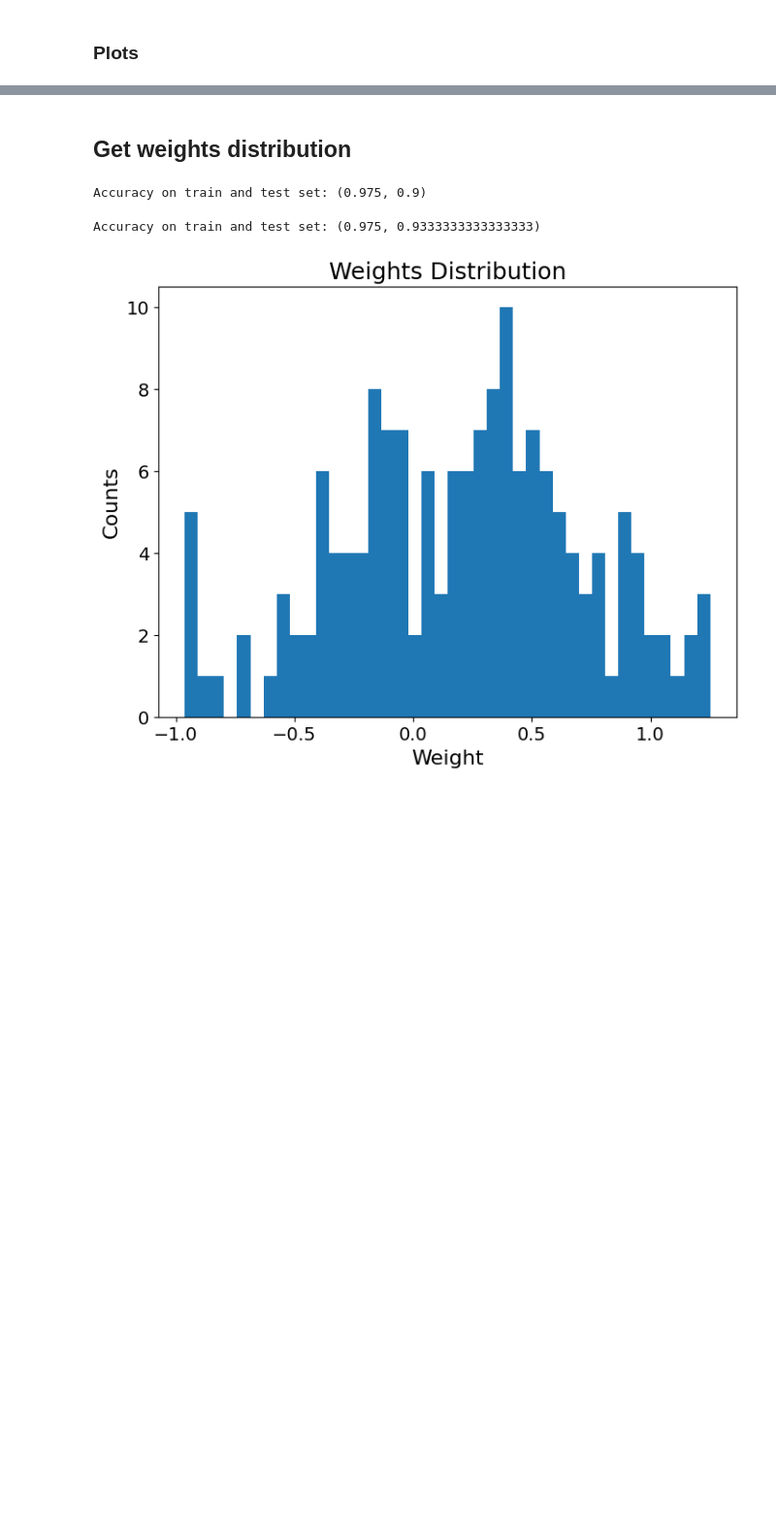
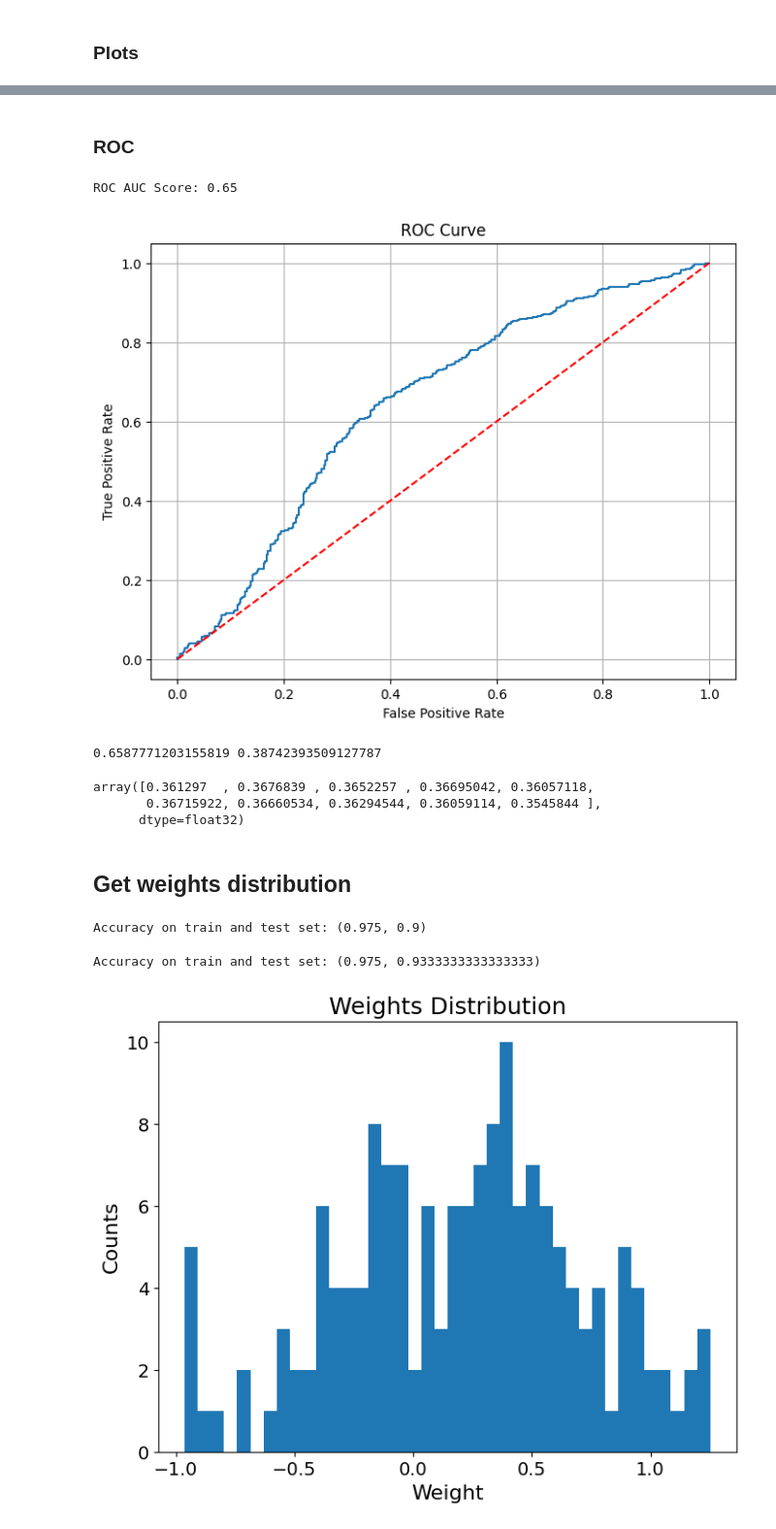
Before and after one commit to c0pp1/TTN4HEP, a Jupyter notebook: TTN/myttnlibrary.ipynb, the cells around one changed output, grey strips where cells are left out. Shown at 97% size. Saved outputs shown, nothing was run; the diff lists cells and outputs as text; code cells hidden in the pictures; blank space fills up the shorter version.

```diff
--- a/TTN/myttnlibrary.ipynb
+++ b/TTN/myttnlibrary.ipynb
@@ -327,6 +328,35 @@ train_out = get_output(model, DEVICE, train_dl, DTYPE)
 test_out = get_output(model, DEVICE, test_dl, DTYPE)
 np.save(f'models/train_out_{now.strftime("%Y%m%d-%H%M%S")}.npy', train_out)
 np.save(f'models/test_out_{now.strftime("%Y%m%d-%H%M%S")}.npy', test_out)
+# %% [markdown]
+### ROC
+# %%
+y_true = torch.cat([y for _, y in test_dl], dim=0).numpy()
+
+fpr, tpr, thresholds = roc_curve(y_true, test_pred)
+
+fig, ax = plt.subplots(1, 1, figsize=(8, 6))
+ax.plot(fpr, tpr)
+ax.plot([0, 1], [0, 1], 'r--')
+ax.set_xlabel('False Positive Rate')
+ax.set_ylabel('True Positive Rate')
+ax.set_title('ROC Curve')
+ax.grid()
+fig.savefig(f'models/roc_curve_{now.strftime("%Y%m%d-%H%M%S")}.png')
+
+print('ROC AUC Score:', round(roc_auc_score(y_true, test_pred), 2))
+# %% [output]
+ROC AUC Score: 0.65
+[figure, added]
+# %%
+
+print(tpr[np.argsort(tpr-fpr)][::-1][0], fpr[np.argsort(tpr-fpr)][::-1][0])
+thresholds[np.argsort(tpr-fpr)][::-1][:10]
+# %% [output]
+0.6587771203155819 0.38742393509127787
+array([0.361297  , 0.3676839 , 0.3652257 , 0.36695042, 0.36057118,
+       0.36715922, 0.36660534, 0.36294544, 0.36059114, 0.3545844 ],
+      dtype=float32)
 # %%
 #save model weights
 np.savez(f'models/weights_{now.strftime("%Y%m%d-%H%M%S")}.npz', **{key.name : value.cpu().detach() for key, value in model._TTN__tensor_map.items()})
```
Also changed, not shown: parts of 8 cells of this notebook, 2 other files.
